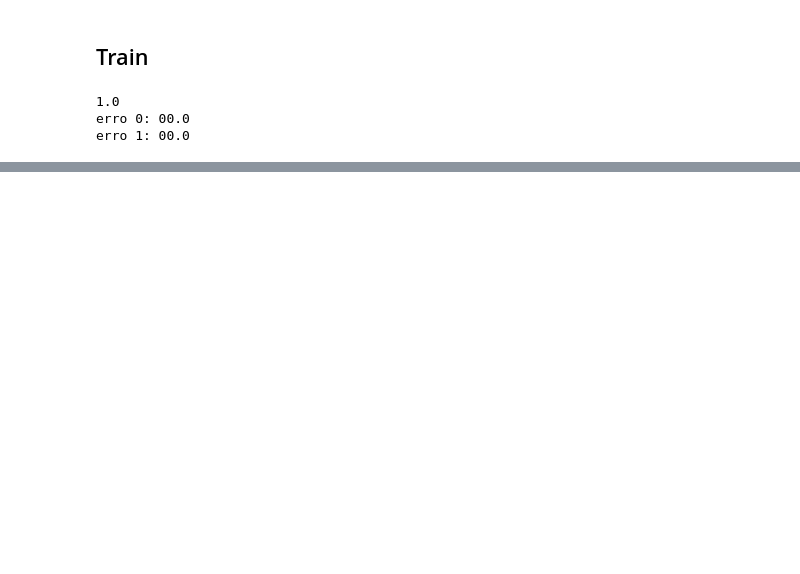
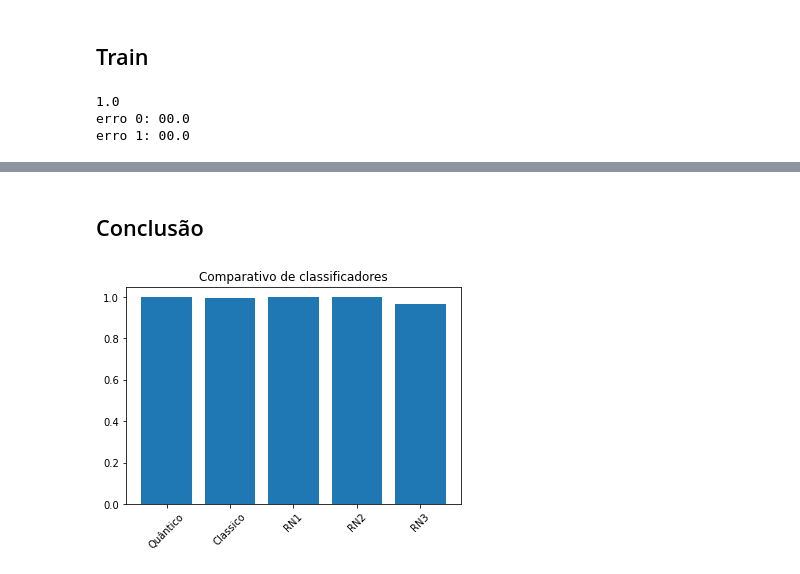
Before and after one commit to jpspm/QuantumComputing, a Jupyter notebook: projeto_quantica_jpspm_rbnn.ipynb, the cells around one changed output, grey strips where cells are left out. Cells and saved outputs as stored; diff of their text form; code cells hidden in the pictures; blank space fills up the shorter version.

```diff
--- a/projeto_quantica_jpspm_rbnn.ipynb
+++ b/projeto_quantica_jpspm_rbnn.ipynb
@@ -404,0 +571,3 @@ plt.show()
+# %%
+X_train = X_train/255
+X_test= X_test/255
@@ -404,0 +640,3 @@ plt.show()
+# %%
+X_train = X_train/255
+X_test= X_test/255
@@ -404,0 +651,31 @@ plt.show()
+# %%
+import warnings
+import matplotlib.pyplot as plt
+from sklearn.datasets import fetch_openml
+from sklearn.exceptions import ConvergenceWarning
+from sklearn.neural_network import MLPClassifier
+from sklearn.model_selection import train_test_split
+
+
+mlp = MLPClassifier(
+    hidden_layer_sizes=(10,),
+    max_iter=2,
+    alpha=1e-4,
+    activation= 'identity',
+    solver="adam",
+    verbose=10,
+    random_state=1,
+    learning_rate='adaptive',
+    learning_rate_init=10,
+)
+
+# this example won't converge because of resource usage constraints on
+# our Continuous Integration infrastructure, so we catch the warning and
+# ignore it here
+with warnings.catch_warnings():
+    warnings.filterwarnings("ignore", category=ConvergenceWarning, module="sklearn")
+    mlp.fit(X_train, Y_train)
+
+print("Training set score: %f" % mlp.score(X_train, Y_train))
+print("Test set score: %f" % mlp.score(X_test, Y_test))
+countRn3 = mlp.score(X_test, Y_test)
@@ -404,0 +687,11 @@ plt.show()
+# %% [markdown]
+## Conclusão
+# %%
+results = {'Quântico':count,'Classico':countClassic,'RN1': countRn1, 'RN2': countRn2, 'RN3': countRn3}
+# %%
+p = plt.bar(results.keys(), results.values(), align='center')
+plt.xticks(rotation=45)
+plt.title('Comparativo de classificadores')
+plt.show()
+# %% [output]
+[figure, added]
```
Also changed, not shown: parts of 38 cells of this notebook.
